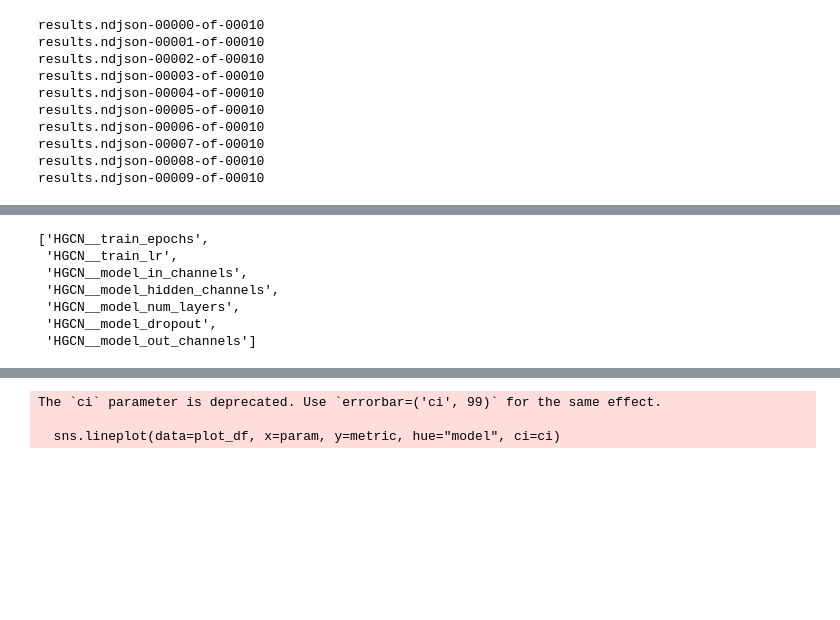
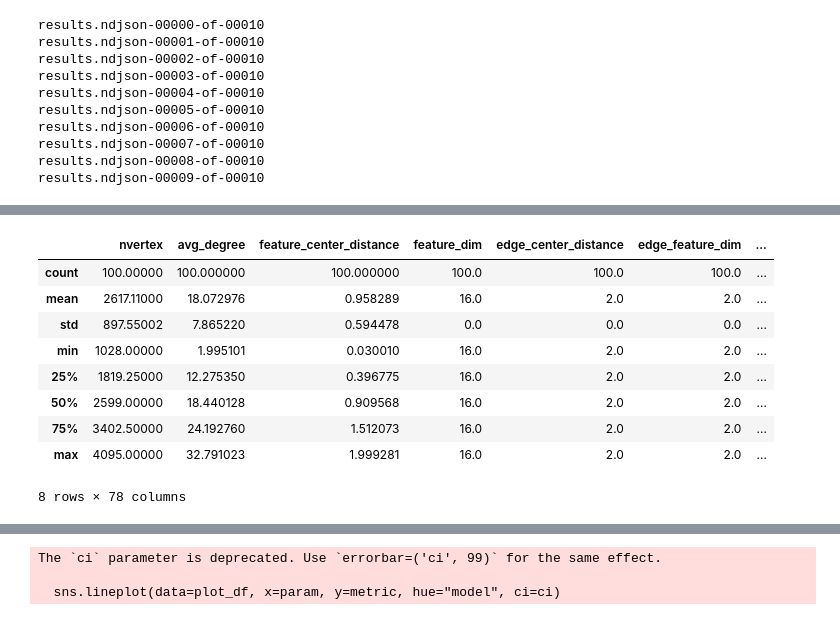
Before and after one commit to danie1uva/graphworld, a Jupyter notebook: src/notebooks/GraphWorld_README_Example.ipynb, the cells around one changed output, grey strips where cells are left out. Drawn from its saved outputs; the diff is of its cells as text; code cells hidden in the pictures; blank space fills up the shorter version.

```diff
--- a/src/notebooks/GraphWorld_README_Example.ipynb
+++ b/src/notebooks/GraphWorld_README_Example.ipynb
@@ -58,10 +107,13 @@ results_df.head(10)
-# %%
-[item for item in results_df.columns if 'HGCN' in item]
-# %% [output]
-['HGCN__train_epochs',
- 'HGCN__train_lr',
- 'HGCN__model_in_channels',
- 'HGCN__model_hidden_channels',
- 'HGCN__model_num_layers',
- 'HGCN__model_dropout',
- 'HGCN__model_out_channels']
+# %%
+results_df.describe()
+# %% [output]
+|  | nvertex | avg_degree | feature_center_distance | feature_dim | edge_center_distance | edge_feature_dim | ... |
+| count | 100.00000 | 100.000000 | 100.000000 | 100.0 | 100.0 | 100.0 | ... |
+| mean | 2617.11000 | 18.072976 | 0.958289 | 16.0 | 2.0 | 2.0 | ... |
+| std | 897.55002 | 7.865220 | 0.594478 | 0.0 | 0.0 | 0.0 | ... |
+| min | 1028.00000 | 1.995101 | 0.030010 | 16.0 | 2.0 | 2.0 | ... |
+| 25% | 1819.25000 | 12.275350 | 0.396775 | 16.0 | 2.0 | 2.0 | ... |
+| 50% | 2599.00000 | 18.440128 | 0.909568 | 16.0 | 2.0 | 2.0 | ... |
+| 75% | 3402.50000 | 24.192760 | 1.512073 | 16.0 | 2.0 | 2.0 | ... |
+| max | 4095.00000 | 32.791023 | 1.999281 | 16.0 | 2.0 | 2.0 | ... |
+8 rows × 78 columns
```
Also changed, not shown: parts of 5 cells of this notebook, 13 other files.
